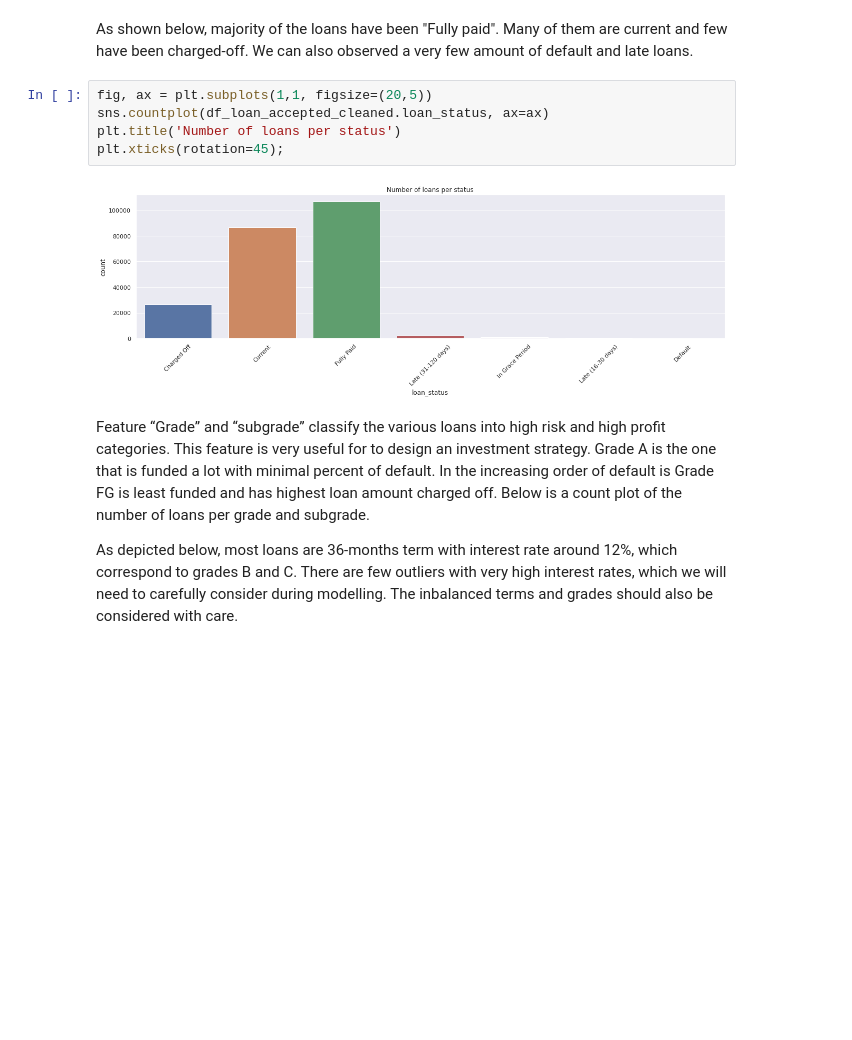
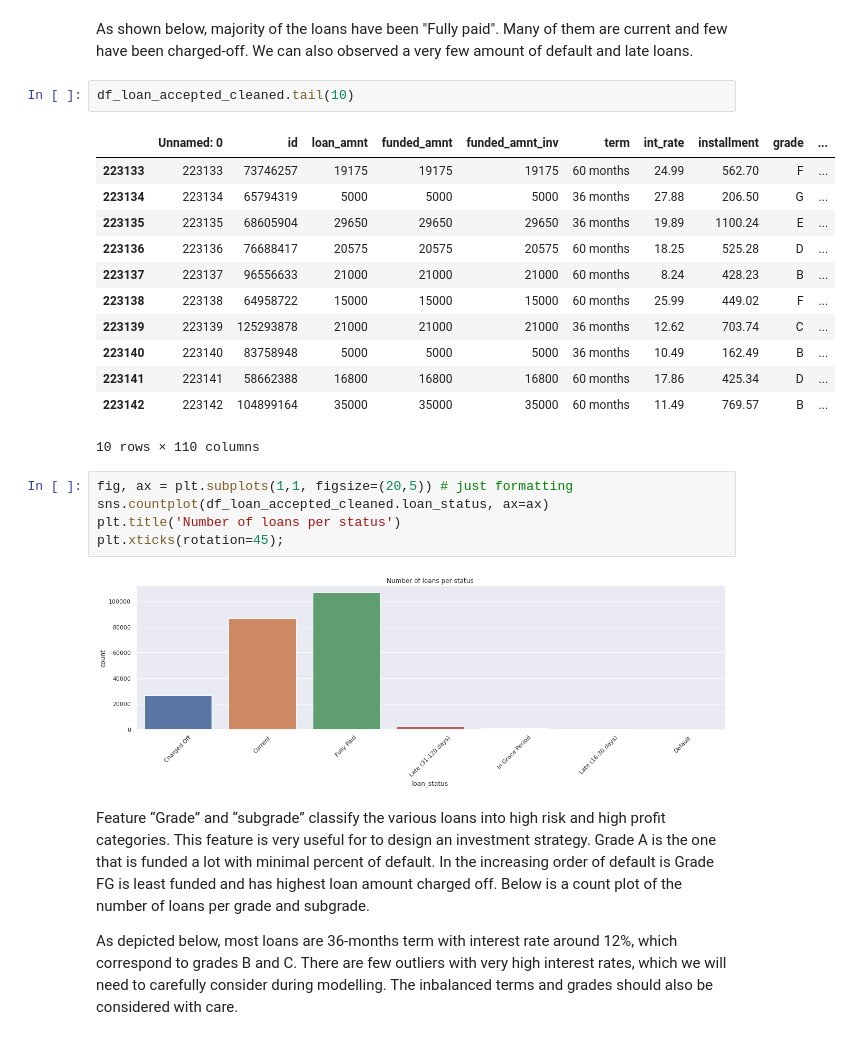
Before and after one commit to Shiqing-Du/BDML, a Jupyter notebook: LC EDA.ipynb, the cells around one changed output. Saved outputs shown, nothing was run; the diff lists cells and outputs as text; blank space fills up the shorter version.

```diff
--- a/LC EDA.ipynb
+++ b/LC EDA.ipynb
@@ -32,8 +32,23 @@ plt.xticks(rotation=45);
 [figure]
 # %% [markdown]
 As shown below, majority of the loans have been "Fully paid". Many of them are current and few have been charged-off. We can also observed a very few amount of default and late loans.
+# %%
+df_loan_accepted_cleaned.tail(10)
+# %% [output]
+|  | Unnamed: 0 | id | loan_amnt | funded_amnt | funded_amnt_inv | term | int_rate | installment | grade | ... |
+| 223133 | 223133 | 73746257 | 19175 | 19175 | 19175 | 60 months | 24.99 | 562.70 | F | ... |
+| 223134 | 223134 | 65794319 | 5000 | 5000 | 5000 | 36 months | 27.88 | 206.50 | G | ... |
+| 223135 | 223135 | 68605904 | 29650 | 29650 | 29650 | 36 months | 19.89 | 1100.24 | E | ... |
+| 223136 | 223136 | 76688417 | 20575 | 20575 | 20575 | 60 months | 18.25 | 525.28 | D | ... |
+| 223137 | 223137 | 96556633 | 21000 | 21000 | 21000 | 60 months | 8.24 | 428.23 | B | ... |
+| 223138 | 223138 | 64958722 | 15000 | 15000 | 15000 | 60 months | 25.99 | 449.02 | F | ... |
+| 223139 | 223139 | 125293878 | 21000 | 21000 | 21000 | 36 months | 12.62 | 703.74 | C | ... |
+| 223140 | 223140 | 83758948 | 5000 | 5000 | 5000 | 36 months | 10.49 | 162.49 | B | ... |
+| 223141 | 223141 | 58662388 | 16800 | 16800 | 16800 | 60 months | 17.86 | 425.34 | D | ... |
+| 223142 | 223142 | 104899164 | 35000 | 35000 | 35000 | 60 months | 11.49 | 769.57 | B | ... |
+10 rows × 110 columns
 # %%
-fig, ax = plt.subplots(1,1, figsize=(20,5))
+fig, ax = plt.subplots(1,1, figsize=(20,5)) # just formatting
 sns.countplot(df_loan_accepted_cleaned.loan_status, ax=ax)
 plt.title('Number of loans per status')
 plt.xticks(rotation=45);
```
Also changed, not shown: parts of 3 cells of this notebook.
